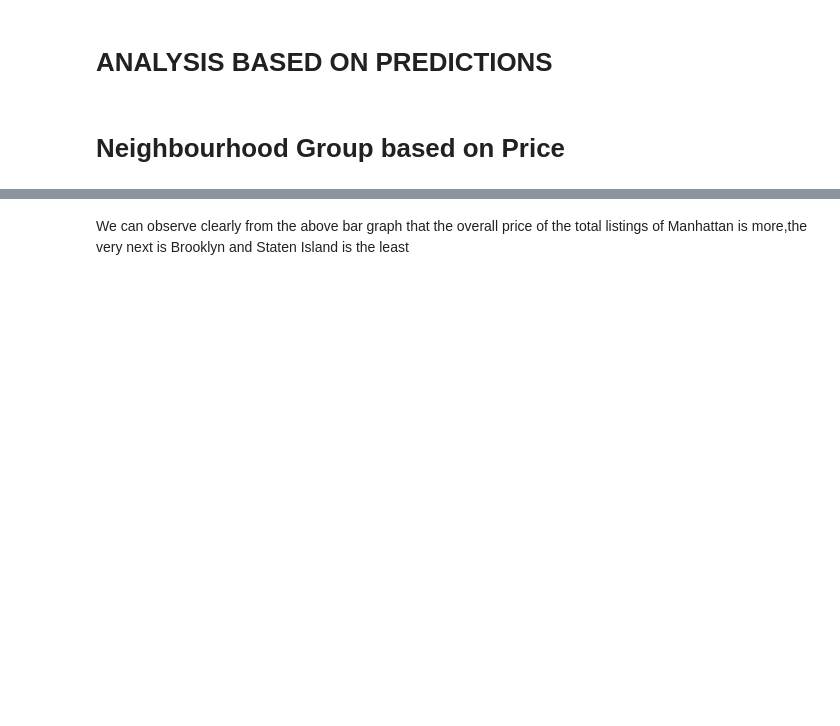
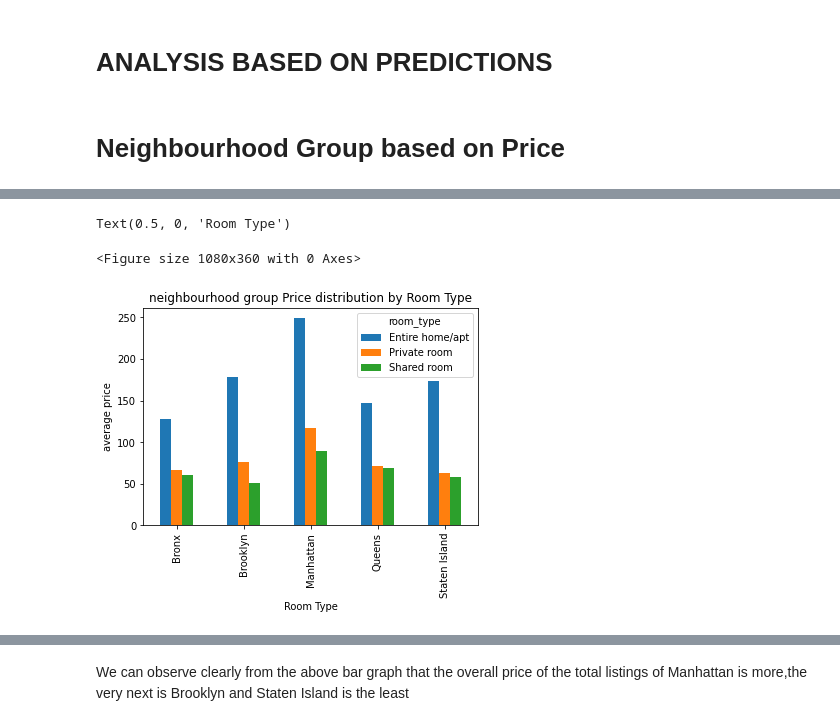
Before and after one commit to NiharikaManchala/Airbnb-capstone-project, a Jupyter notebook: individual_Airbnb_Capstone_Project_.ipynb, the cells around one changed output, grey strips where cells are left out. Cells and saved outputs as stored; diff of their text form; code cells hidden in the pictures; blank space fills up the shorter version.

```diff
--- a/individual_Airbnb_Capstone_Project_.ipynb
+++ b/individual_Airbnb_Capstone_Project_.ipynb
@@ -300,0 +320,10 @@ area_price.head(5)
+# %%
+fig=plt.figure(figsize=(15,5))
+price=df.groupby(['neighbourhood_group','room_type'])['price'].mean().unstack().plot(kind="bar")
+plt.title('neighbourhood group Price distribution by Room Type')
+plt.ylabel('average price')
+plt.xlabel('Room Type')
+# %% [output]
+Text(0.5, 0, 'Room Type')
+<Figure size 1080x360 with 0 Axes>
+[figure, added]
```
Also changed, not shown: parts of 10 cells of this notebook.
